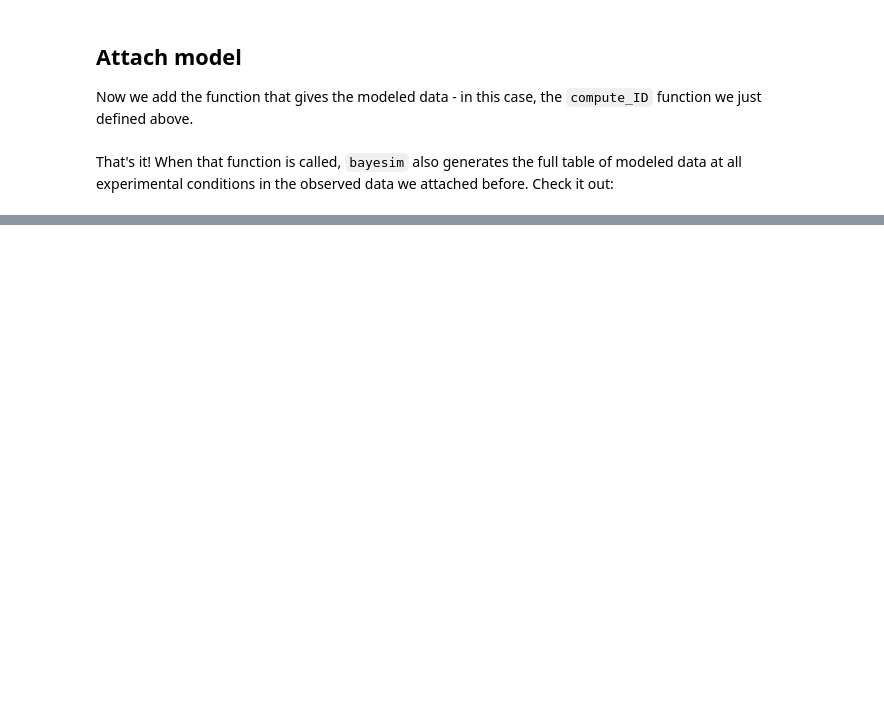
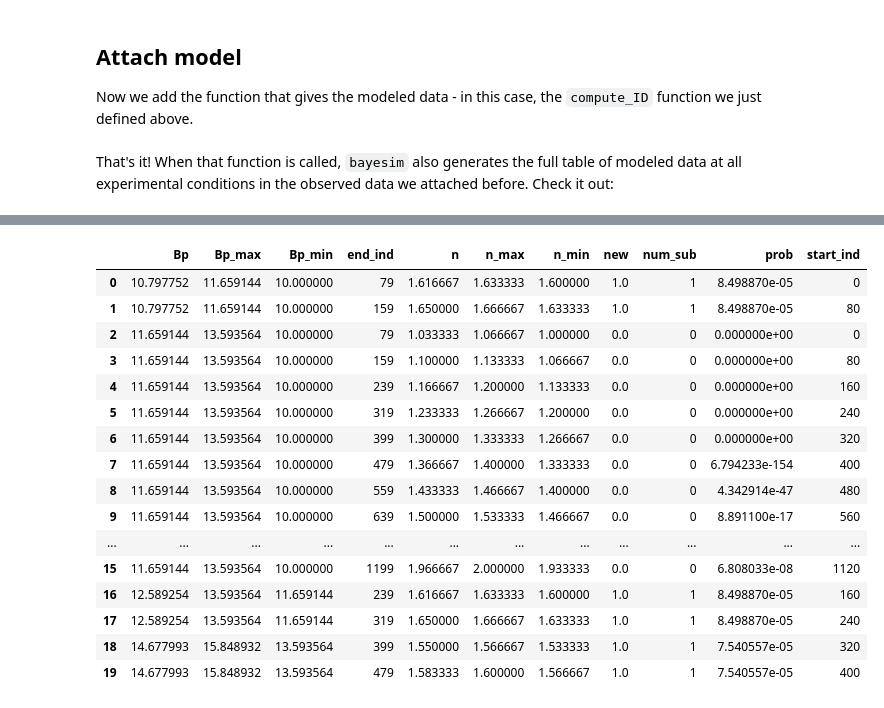
Before and after one commit to PV-Lab/bayesim, a Jupyter notebook: examples/diode/ideal_diode.ipynb, the cells around one changed output, grey strips where cells are left out. Saved outputs shown, nothing was run; the diff lists cells and outputs as text; code cells hidden in the pictures; blank space fills up the shorter version.

```diff
--- a/examples/diode/ideal_diode.ipynb
+++ b/examples/diode/ideal_diode.ipynb
@@ -131,0 +155,3 @@ That's it! When that function is called, `bayesim` also generates the full table
+# %%
+#m.save_state()
+m = bym.model(load_state=True)
@@ -132,2 +169,22 @@ That's it! When that function is called, `bayesim` also generates the full table
+# %%
+m.probs.points.head(20)
+# %% [output]
+|  | Bp | Bp_max | Bp_min | end_ind | n | n_max | n_min | new | num_sub | prob | start_ind |
+| 0 | 10.797752 | 11.659144 | 10.000000 | 79 | 1.616667 | 1.633333 | 1.600000 | 1.0 | 1 | 8.498870e-05 | 0 |
+| 1 | 10.797752 | 11.659144 | 10.000000 | 159 | 1.650000 | 1.666667 | 1.633333 | 1.0 | 1 | 8.498870e-05 | 80 |
+| 2 | 11.659144 | 13.593564 | 10.000000 | 79 | 1.033333 | 1.066667 | 1.000000 | 0.0 | 0 | 0.000000e+00 | 0 |
+| 3 | 11.659144 | 13.593564 | 10.000000 | 159 | 1.100000 | 1.133333 | 1.066667 | 0.0 | 0 | 0.000000e+00 | 80 |
+| 4 | 11.659144 | 13.593564 | 10.000000 | 239 | 1.166667 | 1.200000 | 1.133333 | 0.0 | 0 | 0.000000e+00 | 160 |
+| 5 | 11.659144 | 13.593564 | 10.000000 | 319 | 1.233333 | 1.266667 | 1.200000 | 0.0 | 0 | 0.000000e+00 | 240 |
+| 6 | 11.659144 | 13.593564 | 10.000000 | 399 | 1.300000 | 1.333333 | 1.266667 | 0.0 | 0 | 0.000000e+00 | 320 |
+| 7 | 11.659144 | 13.593564 | 10.000000 | 479 | 1.366667 | 1.400000 | 1.333333 | 0.0 | 0 | 6.794233e-154 | 400 |
+| 8 | 11.659144 | 13.593564 | 10.000000 | 559 | 1.433333 | 1.466667 | 1.400000 | 0.0 | 0 | 4.342914e-47 | 480 |
+| 9 | 11.659144 | 13.593564 | 10.000000 | 639 | 1.500000 | 1.533333 | 1.466667 | 0.0 | 0 | 8.891100e-17 | 560 |
+| ... | ... | ... | ... | ... | ... | ... | ... | ... | ... | ... | ... |
+| 15 | 11.659144 | 13.593564 | 10.000000 | 1199 | 1.966667 | 2.000000 | 1.933333 | 0.0 | 0 | 6.808033e-08 | 1120 |
+| 16 | 12.589254 | 13.593564 | 11.659144 | 239 | 1.616667 | 1.633333 | 1.600000 | 1.0 | 1 | 8.498870e-05 | 160 |
+| 17 | 12.589254 | 13.593564 | 11.659144 | 319 | 1.650000 | 1.666667 | 1.633333 | 1.0 | 1 | 8.498870e-05 | 240 |
+| 18 | 14.677993 | 15.848932 | 13.593564 | 399 | 1.550000 | 1.566667 | 1.533333 | 1.0 | 1 | 7.540557e-05 | 320 |
+| 19 | 14.677993 | 15.848932 | 13.593564 | 479 | 1.583333 | 1.600000 | 1.566667 | 1.0 | 1 | 7.540557e-05 | 400 |
 # %%
 m.calc_model_gradients()
```
Also changed, not shown: parts of 41 cells of this notebook, 6 other files.
